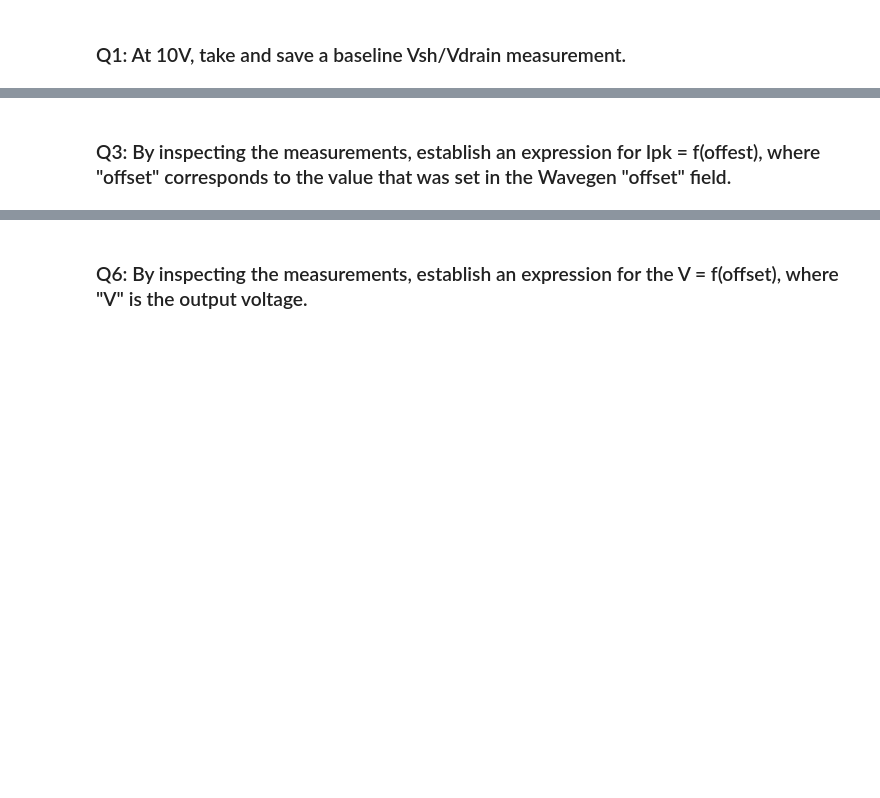
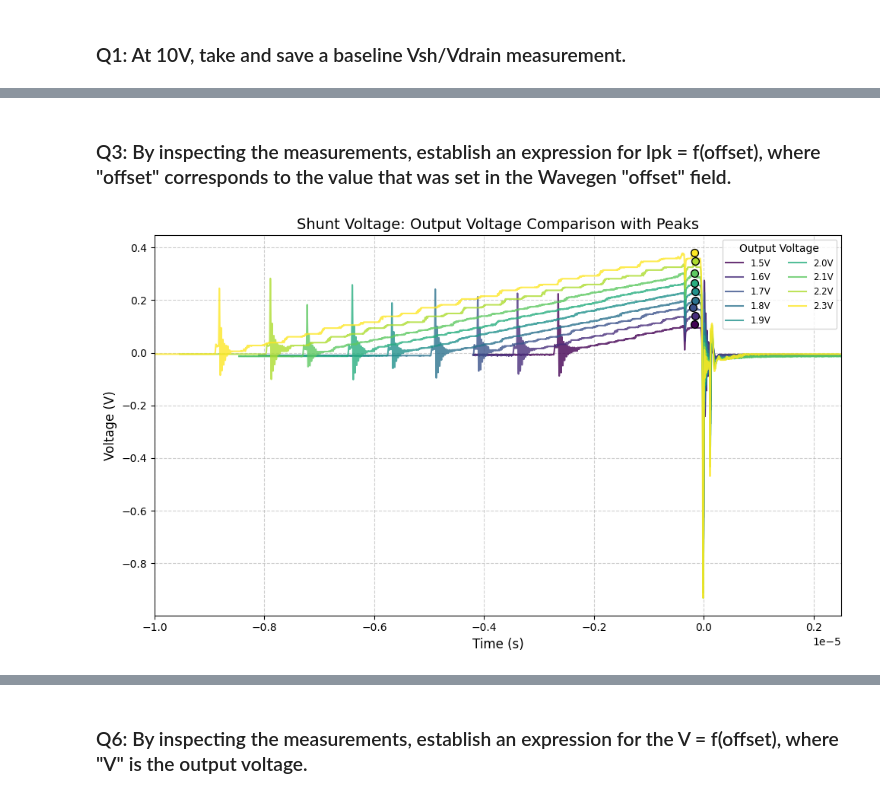
Before and after one commit to amandalchang/power-e, a Jupyter notebook: lab9/lab9.ipynb, the cells around one changed output, grey strips where cells are left out. Cells and saved outputs as stored; diff of their text form; code cells hidden in the pictures; blank space fills up the shorter version.

```diff
--- a/lab9/lab9.ipynb
+++ b/lab9/lab9.ipynb
@@ -242,2 +185,74 @@ plot_bode('2_3_V_10V', title="Bode Plot: Execution 2.3V 10V")
 # %% [markdown]
-### Q3: By inspecting the measurements, establish an expression for Ipk = f(offest), where "offset" corresponds to the value that was set in the Wavegen "offset" field.
+### Q3: By inspecting the measurements, establish an expression for Ipk = f(offset), where "offset" corresponds to the value that was set in the Wavegen "offset" field.
+# %%
+def plot_multiple_rigol_files(file_list, x_limits=None, custom_labels=None):
+    """
+    Reads multiple Rigol CSVs, overlays them, marks peaks, and returns peak values.
+    """
+    fig_sh, ax_sh = plt.subplots(figsize=(10, 6))
+    colors = plt.cm.viridis(np.linspace(0, 1, len(file_list)))
+
+    peak_values = []
+
+    for i, filename in enumerate(file_list):
+        filepath = f"data/{filename}.csv"
+        try:
+            data, t0, dT = read_rigol_csv(filepath)
+        except FileNotFoundError:
+            print(f"Warning: {filepath} not found. Skipping.")
+            peak_values.append(None) # Keep list alignment
+            continue
+
+        v_shunt = get_channel_data(data,'CH1')
+        label = custom_labels[i] if custom_labels else filename
+
+        t_min = -0.02e-5
+        t_max = 0.0e-5
+
+        mask = (data['X'] >= t_min) & (data['X'] <= t_max)
+
+        v_shunt_window = v_shunt[mask]
+        x_window = data['X'][mask]
+
+        if not v_shunt_window.empty:
+            peak_val = v_shunt_window.max()
+            peak_values.append(peak_val)
+            peak_idx = v_shunt_window.idxmax()
+            peak_time = data['X'][peak_idx]
+            ax_sh.plot(data['X'], v_shunt, label=label, color=colors[i], alpha=0.8)
+            ax_sh.scatter(peak_time, peak_val, color=colors[i], s=50, edgecolors='black', zorder=5)
+    if x_limits:
+        ax_sh.set_xlim(x_limits)
+
+    ax_sh.set_title("Shunt Voltage: Output Voltage Comparison with Peaks", fontsize=TITLE_FONTSIZE)
+    ax_sh.set_xlabel("Time (s)", fontsize=AXES_FONTSIZE)
+    ax_sh.set_ylabel("Voltage (V)", fontsize=AXES_FONTSIZE)
+    ax_sh.legend(loc='best', fontsize='small', ncol=2, title="Output Voltage")
+    ax_sh.grid(True, linestyle='--', alpha=0.6)
+    fig_sh.tight_layout()
+
+    plt.show()
+
+    return peak_values
+
+filenames = ["1_5v", "1_6v", "1_7v", "1_8v", "1_9v", "2_0v", "2_1v", "2_2v", "2_3v"]
+labels = ["1.5V", "1.6V", "1.7V", "1.8V", "1.9V", "2.0V", "2.1V", "2.2V", "2.3V"]
+
+peaks = plot_multiple_rigol_files(filenames, [-1e-5, 0.25e-5], labels)
+
+pd.options.display.float_format = '{:.3f}'.format
+
+v_comp_offset = np.arange(1.5, 2.4, 0.1)
+vout = [3.216, 4.250, 5.099, 6.039, 7.030, 7.970, 8.89, 9.81, 10.75]
+input_current = [0.18, 0.27, 0.39, 0.53, 0.71, 0.89, 1.10, 1.34, 1.61]
+dc_ipk = [x / 0.05 for x in peaks]
+
+vcompdata = pd.DataFrame({
+    'V Comp Offset (V)': v_comp_offset,
+    'Vout (V)': vout,
+    'Input Current (A)': input_current,
+    'Peak Current (A)' : dc_ipk
+})
+vcompdata
+# %% [output]
+[figure, added]
```
Also changed, not shown: parts of 26 cells of this notebook, 8 other files.
